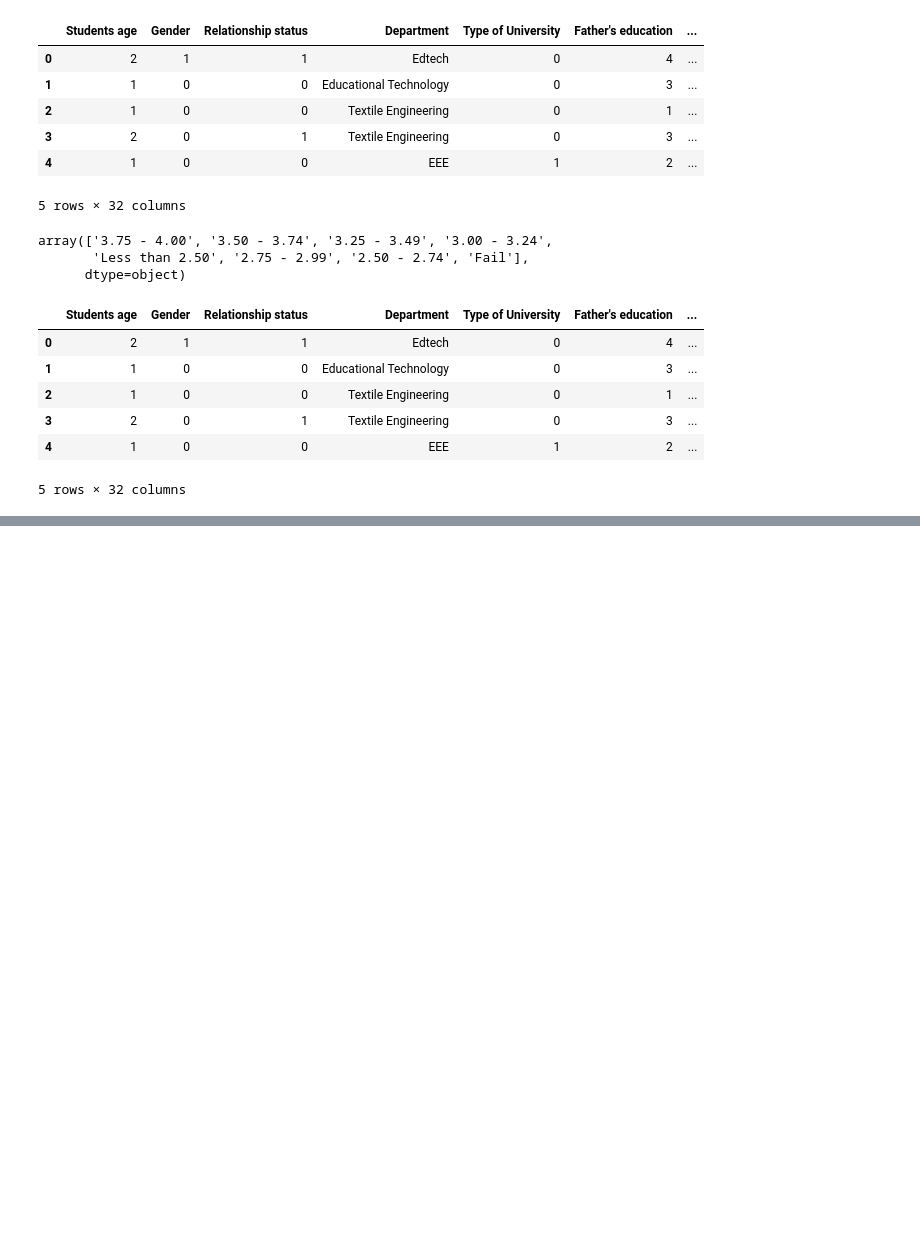
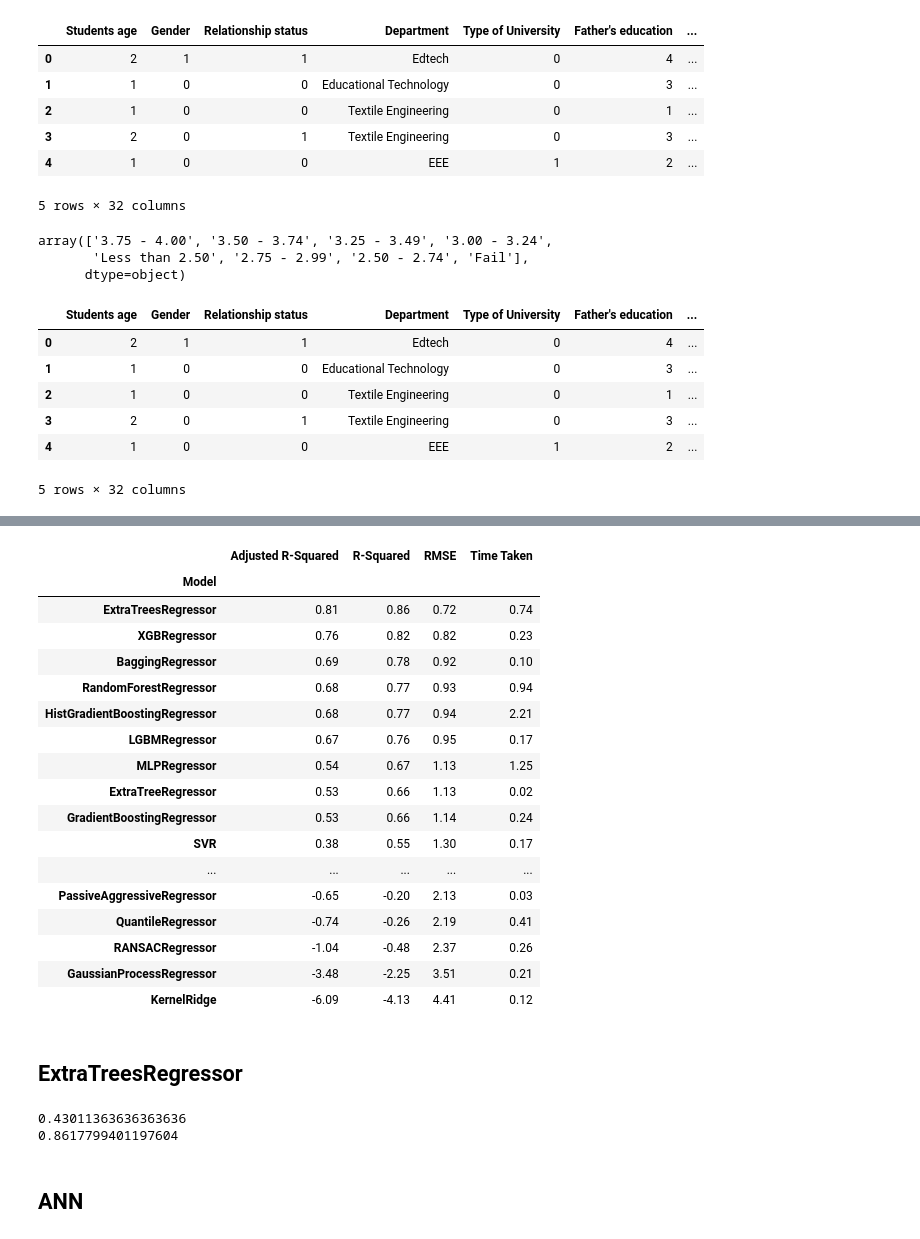
Before and after one commit to SanwalShubh/Student_Prediction, a Jupyter notebook: student_prediction.ipynb, the cells around one changed output, grey strips where cells are left out. Saved outputs shown, nothing was run; the diff lists cells and outputs as text; code cells hidden in the pictures; blank space fills up the shorter version.

Commit message:
Completed Model training, testing and full implementation in streamlit

```diff
--- a/student_prediction.ipynb
+++ b/student_prediction.ipynb
@@ -658,0 +897,2 @@ df.head()
+# %%
+df.drop("Mother's education", axis=1, inplace=True)
@@ -658,0 +942,3 @@ df.head()
+# %%
+x=df.drop('Undergraduate 1st semester result (CGPA/GPA out of 4)',axis=1)
+y=df['Undergraduate 1st semester result (CGPA/GPA out of 4)']
@@ -658,0 +1137,11 @@ df.head()
+# %%
+from lazypredict.Supervised import LazyRegressor
+from sklearn.utils import shuffle
+import numpy as np
+
+offset = int(x.shape[0] * 0.9)
+x_train, y_train = x[:offset], y[:offset]
+x_test, y_test = x[offset:], y[offset:]
+# %%
+reg = LazyRegressor(verbose=0, ignore_warnings=True, custom_metric=None)
+models, predictions = reg.fit(x_train, x_test, y_train, y_test)
@@ -658,0 +1166,23 @@ df.head()
+# %%
+models
+# %% [output]
+|  | Adjusted R-Squared | R-Squared | RMSE | Time Taken |
+| Model |  |  |  |  |
+| ExtraTreesRegressor | 0.81 | 0.86 | 0.72 | 0.74 |
+| XGBRegressor | 0.76 | 0.82 | 0.82 | 0.23 |
+| BaggingRegressor | 0.69 | 0.78 | 0.92 | 0.10 |
+| RandomForestRegressor | 0.68 | 0.77 | 0.93 | 0.94 |
+| HistGradientBoostingRegressor | 0.68 | 0.77 | 0.94 | 2.21 |
+| LGBMRegressor | 0.67 | 0.76 | 0.95 | 0.17 |
+| MLPRegressor | 0.54 | 0.67 | 1.13 | 1.25 |
+| ExtraTreeRegressor | 0.53 | 0.66 | 1.13 | 0.02 |
+| GradientBoostingRegressor | 0.53 | 0.66 | 1.14 | 0.24 |
+| SVR | 0.38 | 0.55 | 1.30 | 0.17 |
+| ... | ... | ... | ... | ... |
+| PassiveAggressiveRegressor | -0.65 | -0.20 | 2.13 | 0.03 |
+| QuantileRegressor | -0.74 | -0.26 | 2.19 | 0.41 |
+| RANSACRegressor | -1.04 | -0.48 | 2.37 | 0.26 |
+| GaussianProcessRegressor | -3.48 | -2.25 | 3.51 | 0.21 |
+| KernelRidge | -6.09 | -4.13 | 4.41 | 0.12 |
+# %% [markdown]
+## ExtraTreesRegressor
@@ -658,0 +1194,6 @@ df.head()
+# %%
+print(mean_absolute_error(y_test,y_pred))
+print(r2_score(y_test,y_pred))
+# %% [output]
+0.43011363636363636
+0.8617799401197604
@@ -658,0 +1205,2 @@ df.head()
+# %% [markdown]
+## ANN
```
Also changed, not shown: parts of 54 cells of this notebook, 10 other files.
